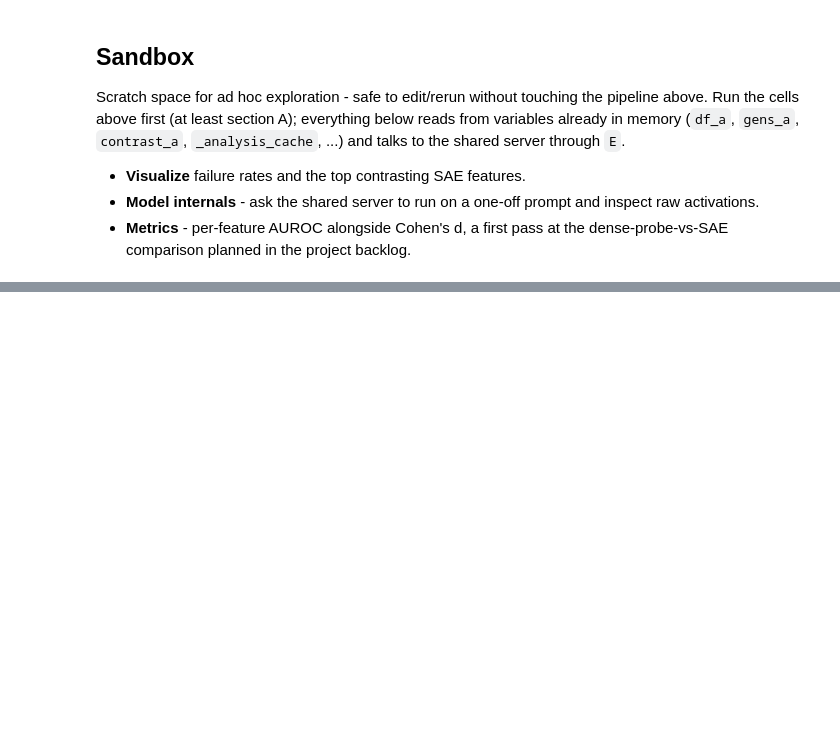
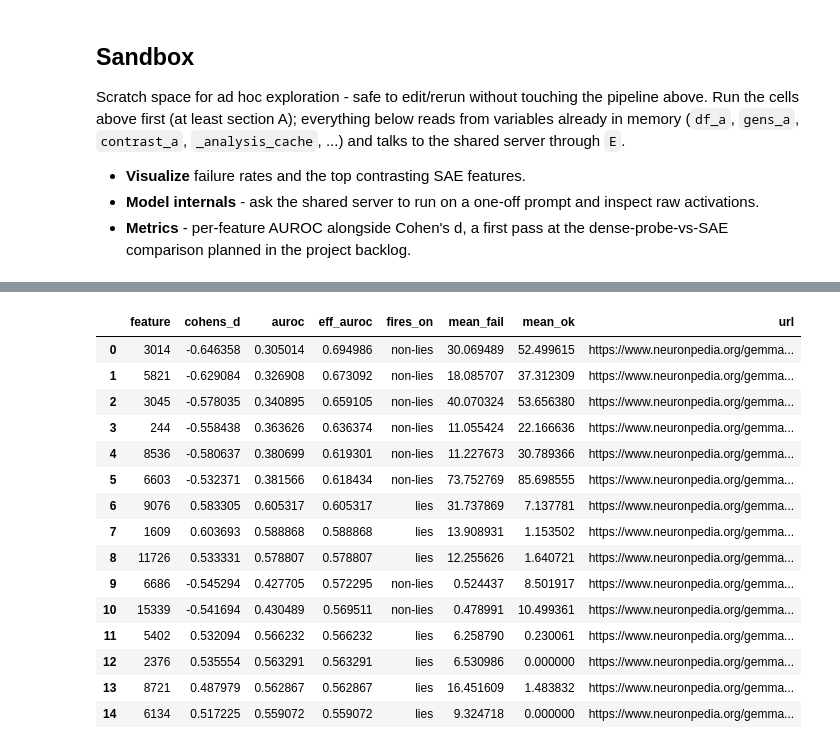
Before and after one commit to aiejvn/test-time-reasoning, a Jupyter notebook: notebooks/deception.ipynb, the cells around one changed output, grey strips where cells are left out. Drawn from its saved outputs; the diff is of its cells as text; code cells hidden in the pictures; blank space fills up the shorter version.

```diff
--- a/notebooks/deception.ipynb
+++ b/notebooks/deception.ipynb
@@ -226,17 +276,44 @@ if USE_SAE:
 # %%
 from sklearn.metrics import roc_auc_score
 
-# Reuse the features analyze() already pooled for section A - kept in RAM (_analysis_cache),
-# not reloaded from disk, regardless of how large dense/SAE features get.
 cached = _analysis_cache["deception_got"]
 feats = cached["sae"] if cached["sae"] is not None else cached["dense"]
-df_cached = cached["df"]
-ok = df_cached.fail.notna().values
-y = df_cached.fail[ok].astype(bool).values
+df_c = cached["df"]
+ok = df_c.fail.notna().values
+y = df_c.fail[ok].astype(bool).values
 
-# AUROC of each top contrasting feature as a standalone probe for `fail` - a cheap first look at
-# per-feature separability, ahead of the full dense-probe-vs-SAE comparison in the project backlog.
-if contrast_a is not None:
-    for _, row in contrast_a.iterrows():
-        x = feats[ok][:, int(row.feature)].float().numpy()
-        print(f"feature {int(row.feature):>6}  cohens_d={row.cohens_d:+.2f}  auroc={roc_auc_score(y, x):.3f}")
+rows = []
+for _, r in contrast_a.iterrows():
+    f = int(r.feature)
+    x = feats[ok][:, f].float().numpy()
+    auc = roc_auc_score(y, x)
+    rows.append(dict(
+        feature=f,
+        cohens_d=r.cohens_d,
+        auroc=auc,
+        eff_auroc=max(auc, 1 - auc),                      # flipped so 0.5 = chance, 1.0 = perfect
+        fires_on="lies" if auc > 0.5 else "non-lies",     # which side the feature prefers
+        mean_fail=r.mean_fail,
+        mean_ok=r.mean_ok,
+        url=r.url,
+    ))
+
+flipped = pd.DataFrame(rows).sort_values("eff_auroc", ascending=False).reset_index(drop=True)
+flipped
+# %% [output]
+|  | feature | cohens_d | auroc | eff_auroc | fires_on | mean_fail | mean_ok | url |
+| 0 | 3014 | -0.646358 | 0.305014 | 0.694986 | non-lies | 30.069489 | 52.499615 | https://www.neuronpedia.org/gemma... |
+| 1 | 5821 | -0.629084 | 0.326908 | 0.673092 | non-lies | 18.085707 | 37.312309 | https://www.neuronpedia.org/gemma... |
+| 2 | 3045 | -0.578035 | 0.340895 | 0.659105 | non-lies | 40.070324 | 53.656380 | https://www.neuronpedia.org/gemma... |
+| 3 | 244 | -0.558438 | 0.363626 | 0.636374 | non-lies | 11.055424 | 22.166636 | https://www.neuronpedia.org/gemma... |
+| 4 | 8536 | -0.580637 | 0.380699 | 0.619301 | non-lies | 11.227673 | 30.789366 | https://www.neuronpedia.org/gemma... |
+| 5 | 6603 | -0.532371 | 0.381566 | 0.618434 | non-lies | 73.752769 | 85.698555 | https://www.neuronpedia.org/gemma... |
+| 6 | 9076 | 0.583305 | 0.605317 | 0.605317 | lies | 31.737869 | 7.137781 | https://www.neuronpedia.org/gemma... |
+| 7 | 1609 | 0.603693 | 0.588868 | 0.588868 | lies | 13.908931 | 1.153502 | https://www.neuronpedia.org/gemma... |
+| 8 | 11726 | 0.533331 | 0.578807 | 0.578807 | lies | 12.255626 | 1.640721 | https://www.neuronpedia.org/gemma... |
+| 9 | 6686 | -0.545294 | 0.427705 | 0.572295 | non-lies | 0.524437 | 8.501917 | https://www.neuronpedia.org/gemma... |
+| 10 | 15339 | -0.541694 | 0.430489 | 0.569511 | non-lies | 0.478991 | 10.499361 | https://www.neuronpedia.org/gemma... |
+| 11 | 5402 | 0.532094 | 0.566232 | 0.566232 | lies | 6.258790 | 0.230061 | https://www.neuronpedia.org/gemma... |
+| 12 | 2376 | 0.535554 | 0.563291 | 0.563291 | lies | 6.530986 | 0.000000 | https://www.neuronpedia.org/gemma... |
+| 13 | 8721 | 0.487979 | 0.562867 | 0.562867 | lies | 16.451609 | 1.483832 | https://www.neuronpedia.org/gemma... |
+| 14 | 6134 | 0.517225 | 0.559072 | 0.559072 | lies | 9.324718 | 0.000000 | https://www.neuronpedia.org/gemma... |
```
Also changed, not shown: parts of 6 cells of this notebook, 3 other files.
